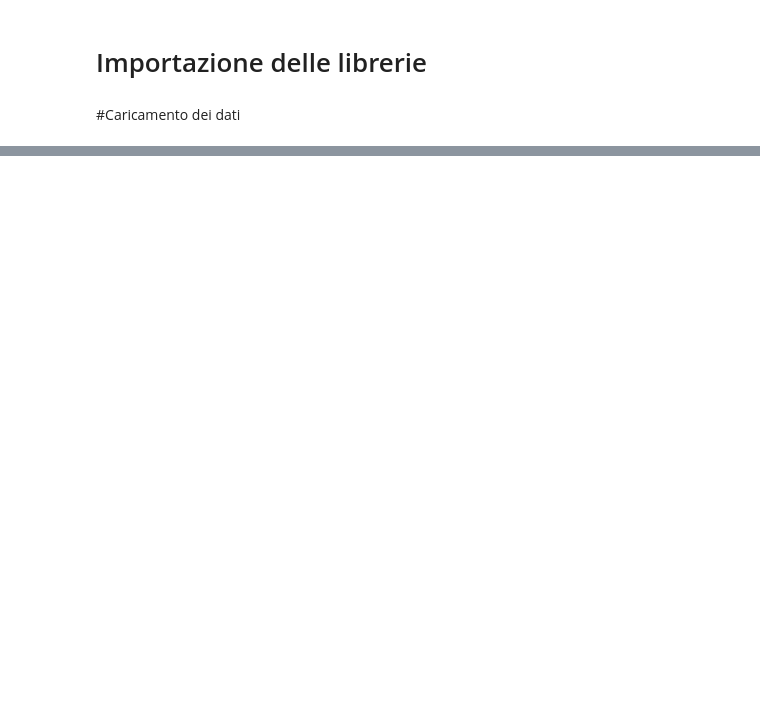
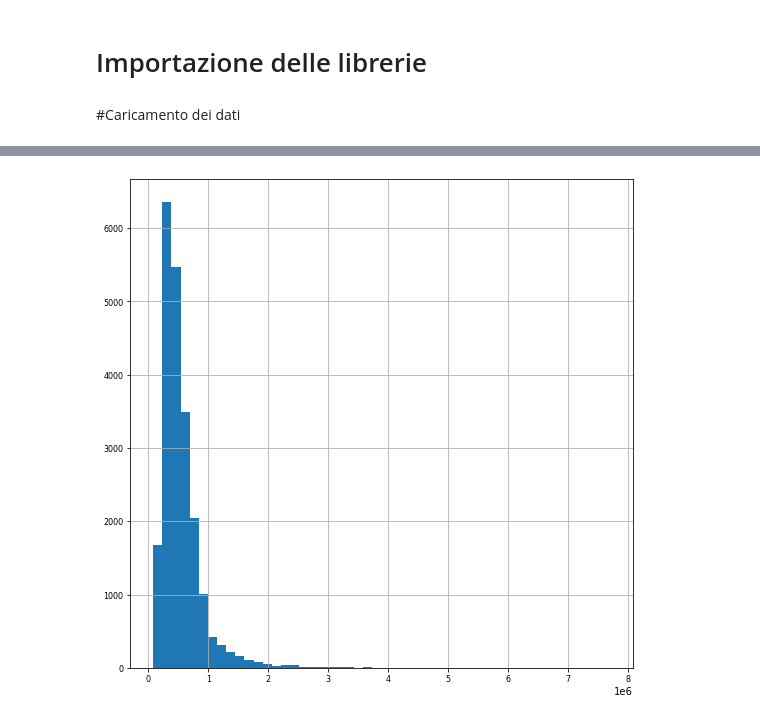
Before and after one commit to LorenzoSansone/Machine-learning-project---Predict-house-price, a Jupyter notebook: Progetto_house_price_prediction.ipynb, the cells around one changed output, grey strips where cells are left out. Cells and saved outputs as stored; diff of their text form; code cells hidden in the pictures; blank space fills up the shorter version.

```diff
--- a/Progetto_house_price_prediction.ipynb
+++ b/Progetto_house_price_prediction.ipynb
@@ -21,0 +315,6 @@ FileNotFoundError: ignored
+# %%
+plt.figure(figsize=(9, 8))
+#sns.distplot(dataset['price'], color='b', bins=100, hist_kws={'alpha': 0.4});
+dataset["price"].hist(figsize=(9, 9), bins=50, xlabelsize=8, ylabelsize=8);
+# %% [output]
+[figure, added]
```
Also changed, not shown: parts of 198 cells of this notebook.
